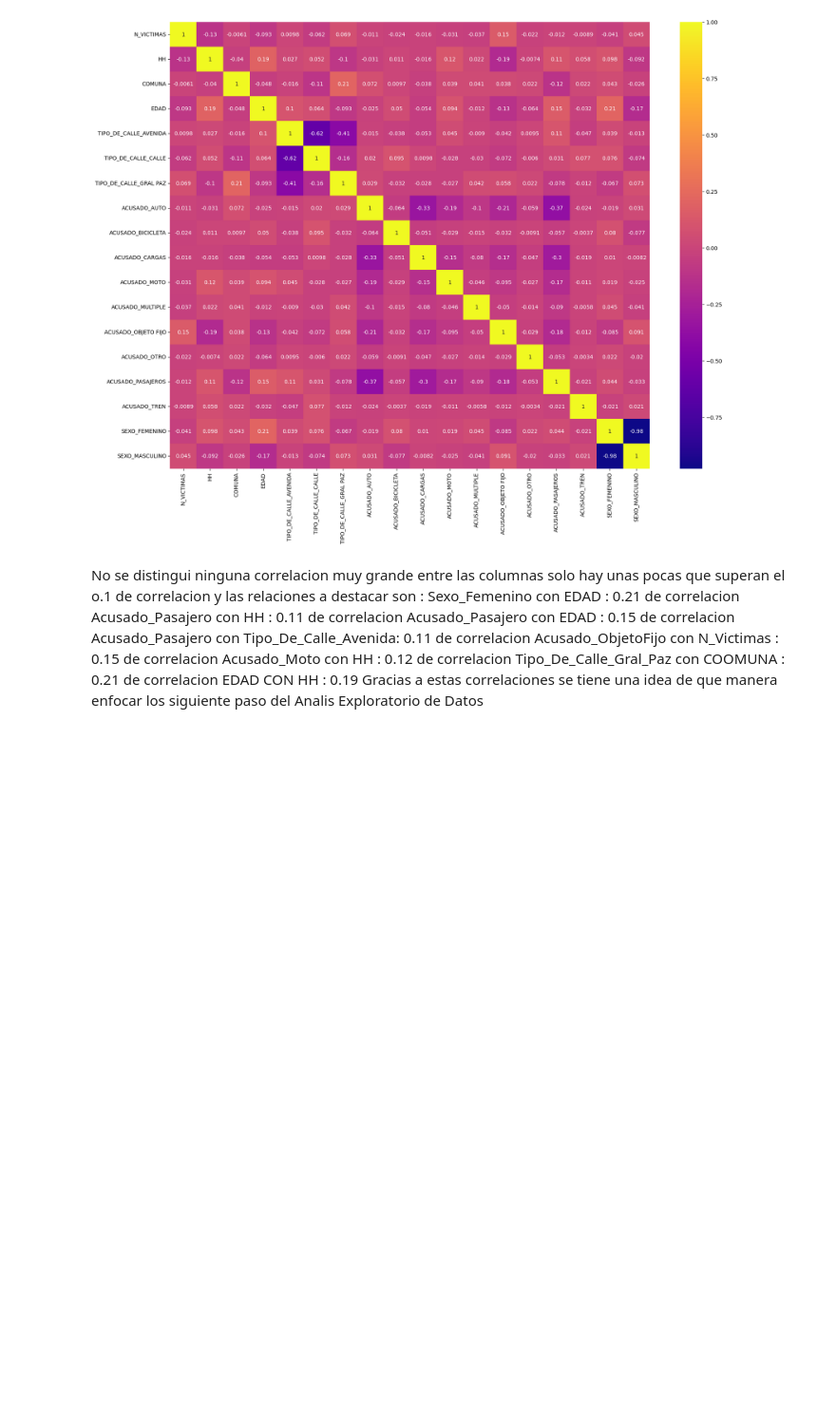
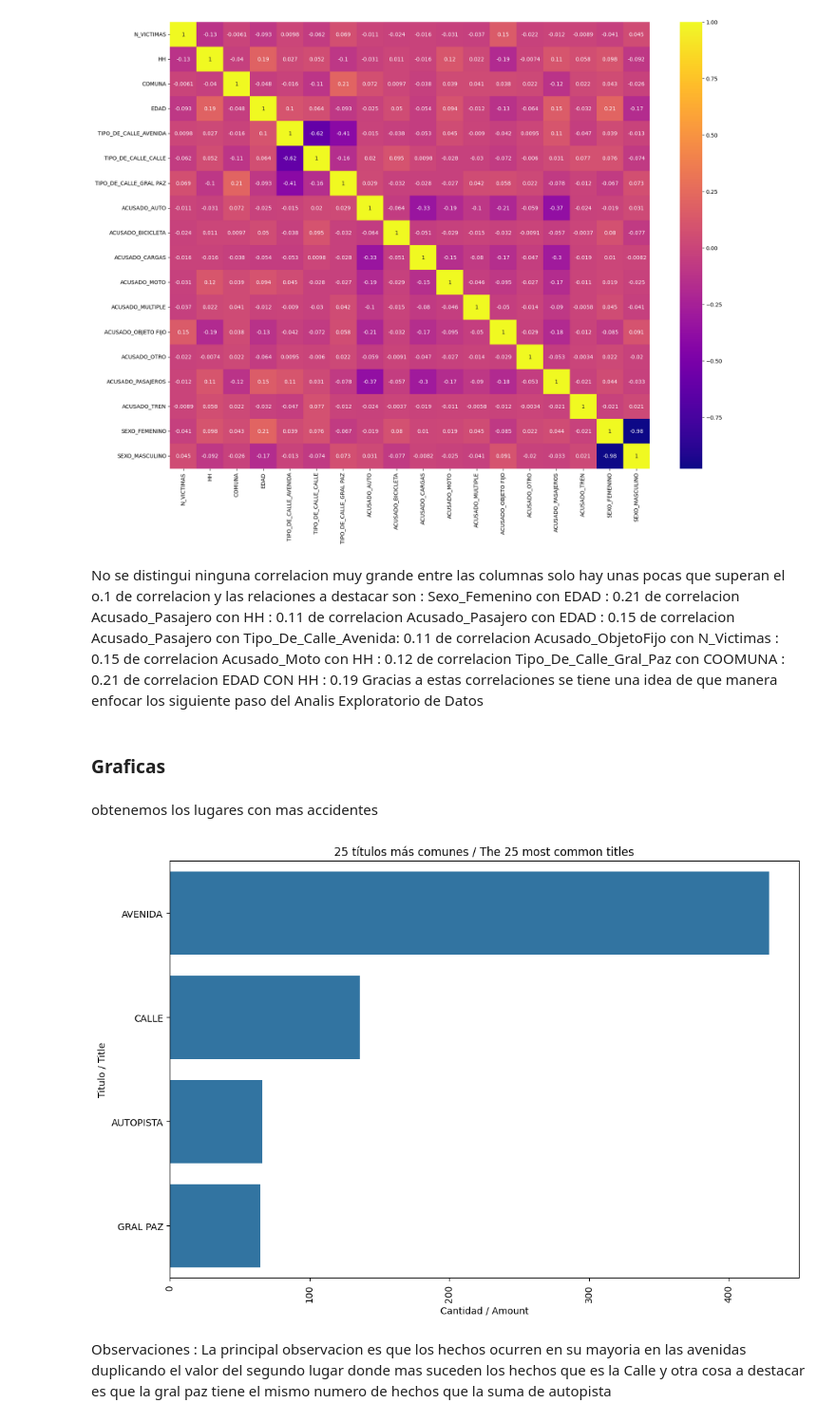
Before and after one commit to AlejoDiezGomez/PI02_DA, a Jupyter notebook: EDA.ipynb, the cells around one changed output. Shown at 95% size. Cells and saved outputs as stored; diff of their text form; code cells hidden in the pictures; blank space fills up the shorter version.

```diff
--- a/EDA.ipynb
+++ b/EDA.ipynb
@@ -180,3 +182,22 @@ Acusado_Moto con HH : 0.12 de correlacion
 Tipo_De_Calle_Gral_Paz con COOMUNA : 0.21 de correlacion
 EDAD CON HH : 0.19
 Gracias a estas correlaciones se tiene una idea de que manera enfocar los siguiente paso del Analis Exploratorio de Datos
+# %% [markdown]
+### Graficas
+# %% [markdown]
+obtenemos los lugares con mas accidentes
+# %%
+Top_tipo_de_calle =df_homicidios_clean ['TIPO_DE_CALLE'].value_counts()
+# %%
+plt.figure(figsize=(12, 8))
+sns.barplot(y=Top_tipo_de_calle.index, x=Top_tipo_de_calle.values)
+plt.xlabel('Cantidad / Amount')
+plt.ylabel('Titulo / Title')
+plt.title('25 títulos más comunes / The 25 most common titles')
+plt.xticks(rotation=90)
+plt.show()
+# %% [output]
+[figure, added]
+# %% [markdown]
+Observaciones :
+La principal observacion es que los hechos ocurren en su mayoria en las avenidas duplicando el valor del segundo lugar donde mas suceden los hechos que es la Calle y otra cosa a destacar es que la gral paz tiene el mismo numero de hechos que la suma de autopista
```
Also changed, not shown: parts of 6 cells of this notebook.
